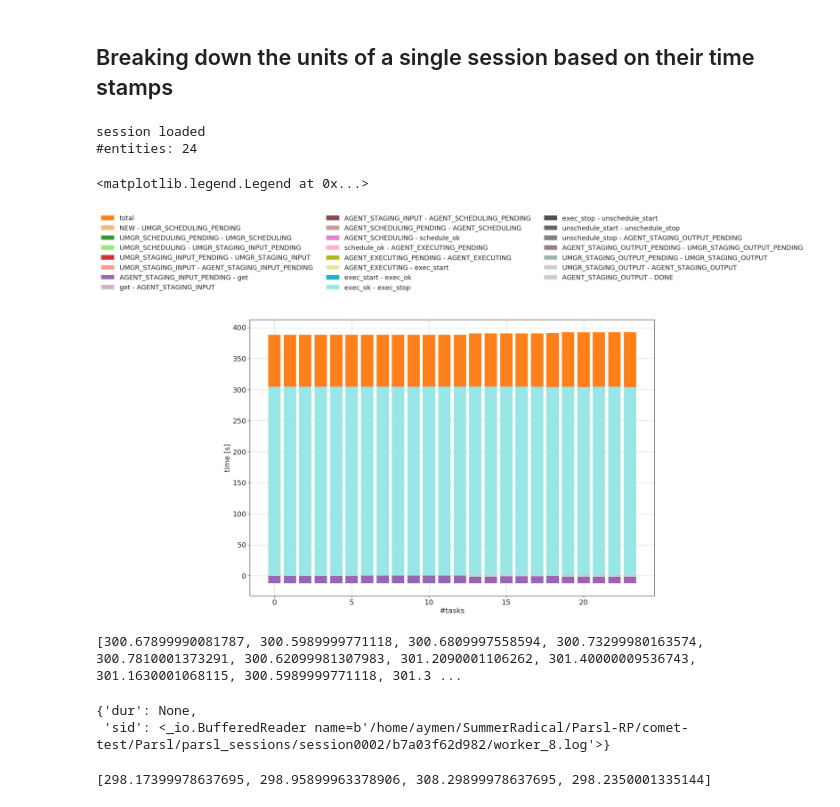
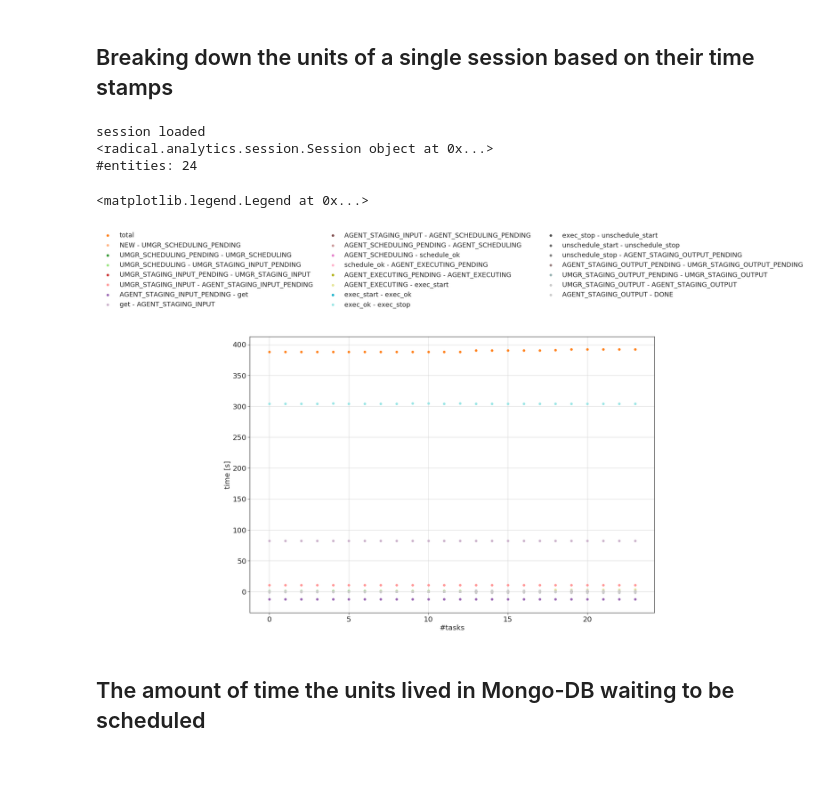
Before and after one commit to AymenFJA/Parsl-RP, a Jupyter notebook: comet-test/Notebook/RP-PARSL.ipynb, the cells around one changed output. Cells and saved outputs as stored; diff of their text form; code cells hidden in the pictures; blank space fills up the shorter version.

```diff
--- a/comet-test/Notebook/RP-PARSL.ipynb
+++ b/comet-test/Notebook/RP-PARSL.ipynb
@@ -90,3 +89,10 @@ plt.show()
 # %% [output]
 8.350594497838266 21.150249779429956
 [figure]
+# %%
+df = pd.DataFrame(list(zip(RP, PARSL)), columns =['RADICAL Pilot', 'PARSL'])
+ax = df.mean().plot(yerr =[df['RADICAL Pilot'].std(),df['PARSL'].std()],
+               kind = 'bar', figsize=(9,6), grid=True, color=['C0', 'C1'],
+               title= 'Stress-ng 24 tasks/24 cores (1 node)')
+ax.set_ylabel('TTC in seconds')
+ax.set_xlabel('Middelware')
@@ -361,6 +370,7 @@ loc = [dI for dI in os.listdir('../RP/sessions/') if os.path.isdir(os.path.join(
 src = os.path.dirname(loc[1])
 sid = os.path.basename(loc[1])
 session = ra.Session(sid=sid, stype='radical.pilot', src=os.path.join('../RP/sessions/',loc[1]))
+print (session)
 session.filter(etype='unit', inplace=True)
 
 print('#entities: %d' % len(session.get()))
@@ -387,43 +397,35 @@ index         = 0
 for uid,tstamps in sorted_things:
 
     durations = list()
     durations.append(tstamps[-1] - tstamps[0])  # global duration
     for i in range(len(tstamps) - 1):
         durations.append(tstamps[i + 1] - tstamps[i])
 
     # create plottable data
     sorted_data.append([index] + durations)
     index += 1
 
 # create a numpyarray for plotting
 np_data = np.array(sorted_data)
 # print np_data
 
 plt.figure(figsize=(20,14))
 plt.ylabel('time [s]')
 plt.xlabel('#tasks')
 for e_idx in range(len(event_list)):
     if e_idx == 0:
         label = 'total'
     else:
         label = '%s - %s' % (ru.event_to_label(event_list[e_idx - 1]),
                              ru.event_to_label(event_list[e_idx]))
-    plt.bar(np_data[:,0], np_data[:,(1 + e_idx)], label=label, color = tableau20[e_idx+2])
+    plt.scatter(np_data[:,0], np_data[:,(1 + e_idx)], label=label, color = tableau20[e_idx+2])
 plt.grid()
 plt.legend(loc='upper center', bbox_to_anchor=(0.5, 1.4),ncol=3, fancybox=True)
 # %% [output]
 session loaded
+<radical.analytics.session.Session object at 0x...>
 #entities: 24
 <matplotlib.legend.Legend at 0x...>
-[figure, old version]
+[figure, new version]
-# %%
-PARSL = parsl_data.get_workers_tstamps()
-PARSL
-# %% [output]
-[300.67899990081787, 300.5989999771118, 300.6809997558594, 300.73299980163574, 300.7810001373291, 300.62099981307983, 301.2090001106262, 301.40000009536743, 301.1630001068115, 300.5989999771118, 301.3 ...
-{'dur': None,
- 'sid': <_io.BufferedReader name=b'/home/aymen/SummerRadical/Parsl-RP/comet-test/Parsl/parsl_sessions/session0002/b7a03f62d982/worker_8.log'>}
-# %%
-PARSL = parsl_data.get_manager_tstamps()
-# %% [output]
-[298.17399978637695, 298.95899963378906, 308.29899978637695, 298.2350001335144]
+# %% [markdown]
+## The amount of time the units lived in Mongo-DB waiting to be scheduled
```
Also changed, not shown: parts of 5 cells of this notebook, 4 other files.
